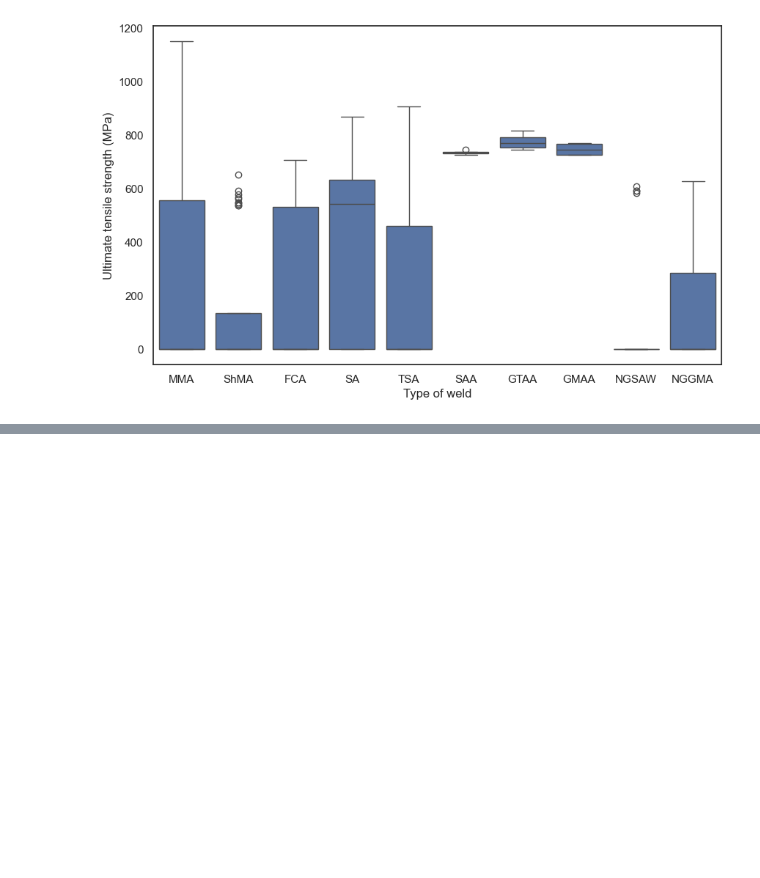
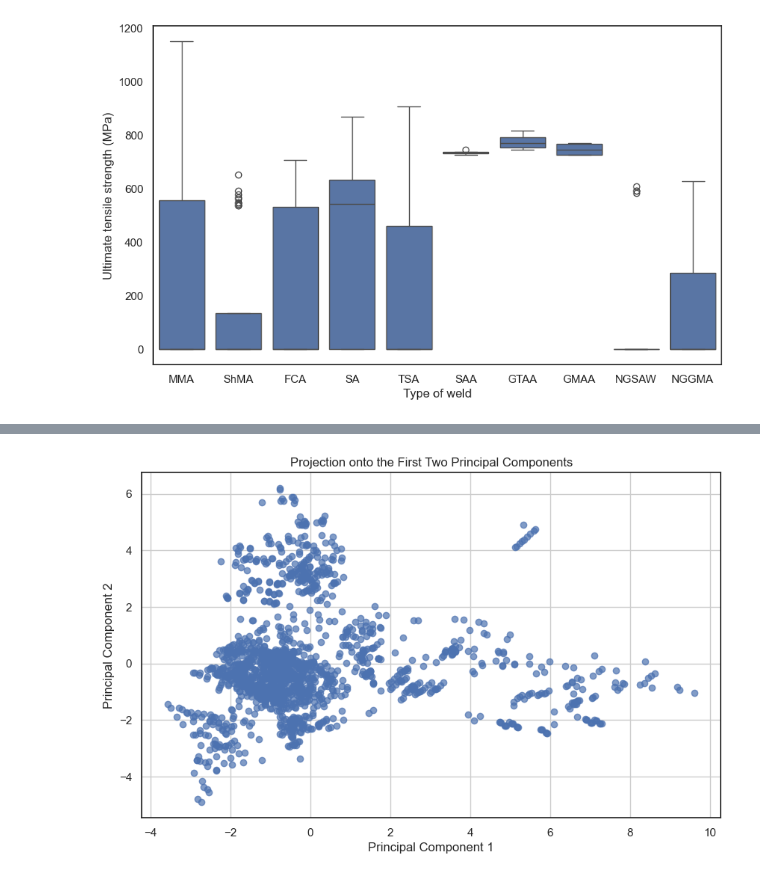
Before and after one commit to LucasTramonte/Welding-Quality-Prediction, a Jupyter notebook: exploratory.ipynb, the cells around one changed output, grey strips where cells are left out. Drawn from its saved outputs; the diff is of its cells as text; code cells hidden in the pictures; blank space fills up the shorter version.

```diff
--- a/exploratory.ipynb
+++ b/exploratory.ipynb
@@ -328,0 +392,5 @@ plt.show()
+# %%
+# Determine the number of components that explain at least 90% of the variance
+threshold = 0.80
+num_components = np.argmax(cumulative_variance >= threshold) + 1
+print(f'Number of components explaining at least {threshold*100}% variance: {num_components}')
@@ -328,0 +399,10 @@ plt.show()
+# %%
+# Initialize PCA with the selected number of components
+pca = PCA(n_components=num_components)
+
+# Fit and transform the data
+principal_components = pca.fit_transform(X_scaled)
+# %%
+# Create a DataFrame with principal components
+principal_df = pd.DataFrame(data=principal_components, columns=[f'PC{i+1}' for i in range(num_components)])
+principal_df.head()
@@ -328,0 +416,10 @@ plt.show()
+# %%
+plt.figure(figsize=(10,6))
+plt.scatter(principal_df['PC1'], principal_df['PC2'], alpha=0.7)
+plt.title('Projection onto the First Two Principal Components')
+plt.xlabel('Principal Component 1')
+plt.ylabel('Principal Component 2')
+plt.grid(True)
+plt.show()
+# %% [output]
+[figure, added]
```
Also changed, not shown: parts of 9 cells of this notebook, 3 other files.
